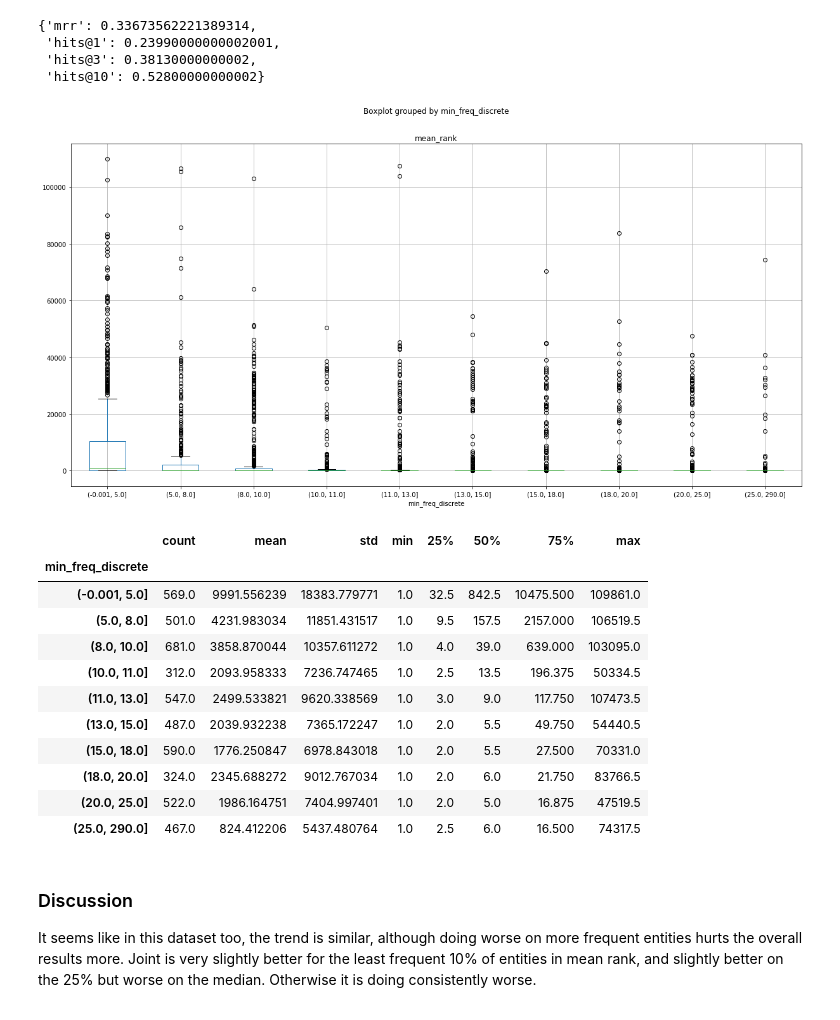
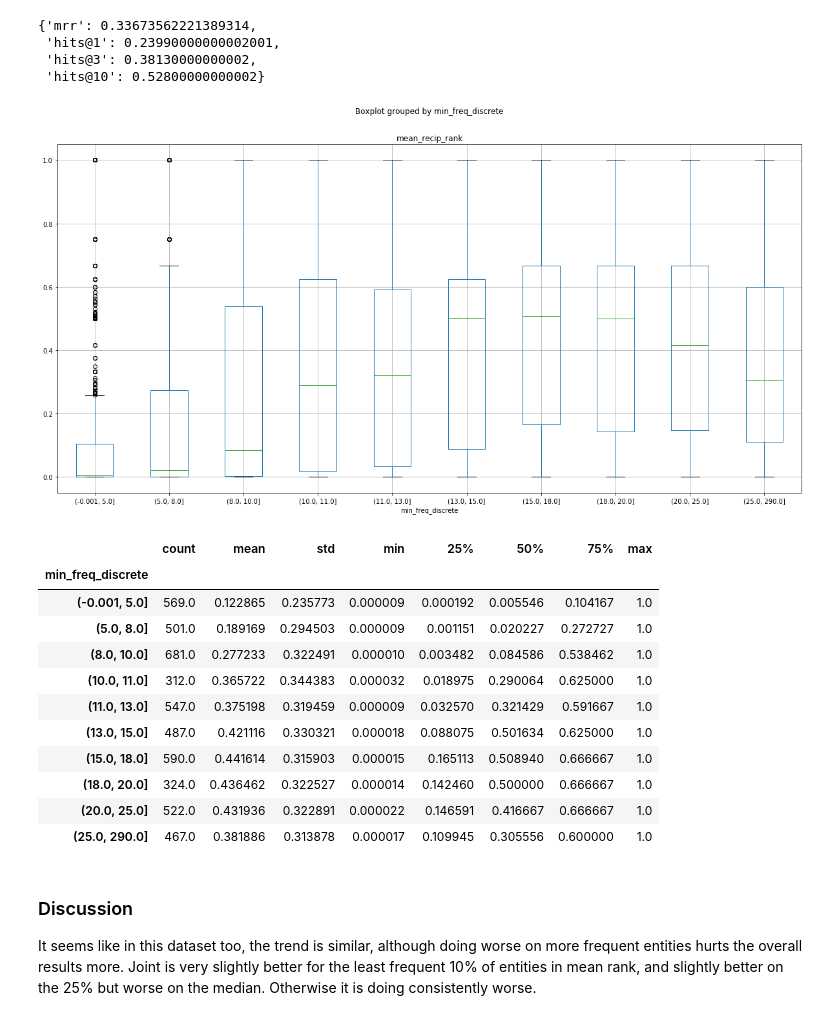
Before and after one commit to esmab/kbw-embeddings-analysis, a Jupyter notebook: Frequency Analysis.ipynb, the cells around one changed output. Drawn from its saved outputs; the diff is of its cells as text; code cells hidden in the pictures.

```diff
--- a/Frequency Analysis.ipynb
+++ b/Frequency Analysis.ipynb
@@ -9,7 +9,7 @@ import pickle
 import matplotlib
 import matplotlib.pyplot as plt
 # %%
-def make_boxplot(kgpath, evalfile, bins):
+def make_boxplot(metric, kgpath, evalfile, bins):
     trainset = kgpath + '/train.txt'
     validset = kgpath + '/valid.txt'
 
@@ -44,7 +44,7 @@ def make_boxplot(kgpath, evalfile, bins):
     master_df['min_freq'] = pd.DataFrame([master_df['obj_freq'], master_df['subj_freq']]).min()
     master_df['min_freq_discrete'] = pd.qcut(master_df['min_freq'], bins)
 
-    master_df.boxplot(column='mean_rank', by='min_freq_discrete', figsize=(20,10))
+    master_df.boxplot(column=metric, by='min_freq_discrete', figsize=(20,10))
 
     return master_df
 # %% [markdown]
@@ -167,25 +167,25 @@ results = pickle.load(open("data-to-plot/YAGO3-10_joint/valid_results.pickle", "
 # %%
 kgpath = "data/YAGO-mapped"
 evalfile = "data-to-plot/YAGO3-10_joint/fine_grained_eval.pickle"
-master_df = make_boxplot(kgpath, evalfile, 10)
+master_df = make_boxplot('mean_recip_rank', kgpath, evalfile, 10)
 # %% [output]
-[figure, old version]
+[figure, new version]
 # %%
 frequency_groups = master_df.groupby(by="min_freq_discrete")
-frequency_groups['mean_rank'].describe()
+frequency_groups['mean_recip_rank'].describe()
 # %% [output]
 |  | count | mean | std | min | 25% | 50% | 75% | max |
 | min_freq_discrete |  |  |  |  |  |  |  |  |
-| (-0.001, 5.0] | 569.0 | 9991.556239 | 18383.779771 | 1.0 | 32.5 | 842.5 | 10475.500 | 109861.0 |
-| (5.0, 8.0] | 501.0 | 4231.983034 | 11851.431517 | 1.0 | 9.5 | 157.5 | 2157.000 | 106519.5 |
-| (8.0, 10.0] | 681.0 | 3858.870044 | 10357.611272 | 1.0 | 4.0 | 39.0 | 639.000 | 103095.0 |
-| (10.0, 11.0] | 312.0 | 2093.958333 | 7236.747465 | 1.0 | 2.5 | 13.5 | 196.375 | 50334.5 |
-| (11.0, 13.0] | 547.0 | 2499.533821 | 9620.338569 | 1.0 | 3.0 | 9.0 | 117.750 | 107473.5 |
-| (13.0, 15.0] | 487.0 | 2039.932238 | 7365.172247 | 1.0 | 2.0 | 5.5 | 49.750 | 54440.5 |
-| (15.0, 18.0] | 590.0 | 1776.250847 | 6978.843018 | 1.0 | 2.0 | 5.5 | 27.500 | 70331.0 |
-| (18.0, 20.0] | 324.0 | 2345.688272 | 9012.767034 | 1.0 | 2.0 | 6.0 | 21.750 | 83766.5 |
-| (20.0, 25.0] | 522.0 | 1986.164751 | 7404.997401 | 1.0 | 2.0 | 5.0 | 16.875 | 47519.5 |
-| (25.0, 290.0] | 467.0 | 824.412206 | 5437.480764 | 1.0 | 2.5 | 6.0 | 16.500 | 74317.5 |
+| (-0.001, 5.0] | 569.0 | 0.122865 | 0.235773 | 0.000009 | 0.000192 | 0.005546 | 0.104167 | 1.0 |
+| (5.0, 8.0] | 501.0 | 0.189169 | 0.294503 | 0.000009 | 0.001151 | 0.020227 | 0.272727 | 1.0 |
+| (8.0, 10.0] | 681.0 | 0.277233 | 0.322491 | 0.000010 | 0.003482 | 0.084586 | 0.538462 | 1.0 |
+| (10.0, 11.0] | 312.0 | 0.365722 | 0.344383 | 0.000032 | 0.018975 | 0.290064 | 0.625000 | 1.0 |
+| (11.0, 13.0] | 547.0 | 0.375198 | 0.319459 | 0.000009 | 0.032570 | 0.321429 | 0.591667 | 1.0 |
+| (13.0, 15.0] | 487.0 | 0.421116 | 0.330321 | 0.000018 | 0.088075 | 0.501634 | 0.625000 | 1.0 |
+| (15.0, 18.0] | 590.0 | 0.441614 | 0.315903 | 0.000015 | 0.165113 | 0.508940 | 0.666667 | 1.0 |
+| (18.0, 20.0] | 324.0 | 0.436462 | 0.322527 | 0.000014 | 0.142460 | 0.500000 | 0.666667 | 1.0 |
+| (20.0, 25.0] | 522.0 | 0.431936 | 0.322891 | 0.000022 | 0.146591 | 0.416667 | 0.666667 | 1.0 |
+| (25.0, 290.0] | 467.0 | 0.381886 | 0.313878 | 0.000017 | 0.109945 | 0.305556 | 0.600000 | 1.0 |
 # %% [markdown]
 ### Discussion
 It seems like in this dataset too, the trend is similar, although doing worse on more frequent entities hurts the overall results more. Joint is very slightly better for the least frequent 10% of entities in mean rank, and slightly better on the 25% but worse on the median. Otherwise it is doing consistently worse.
```
Also changed, not shown: parts of 10 cells of this notebook.
